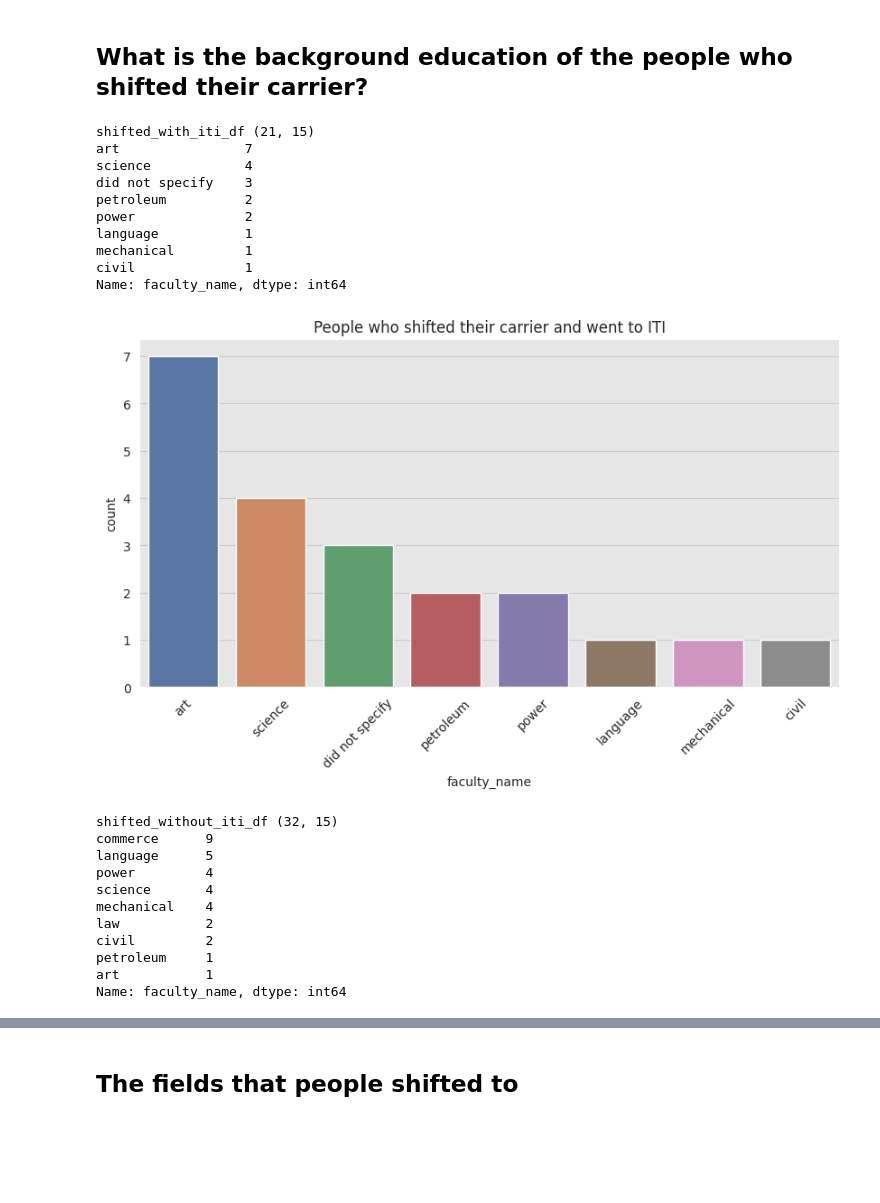
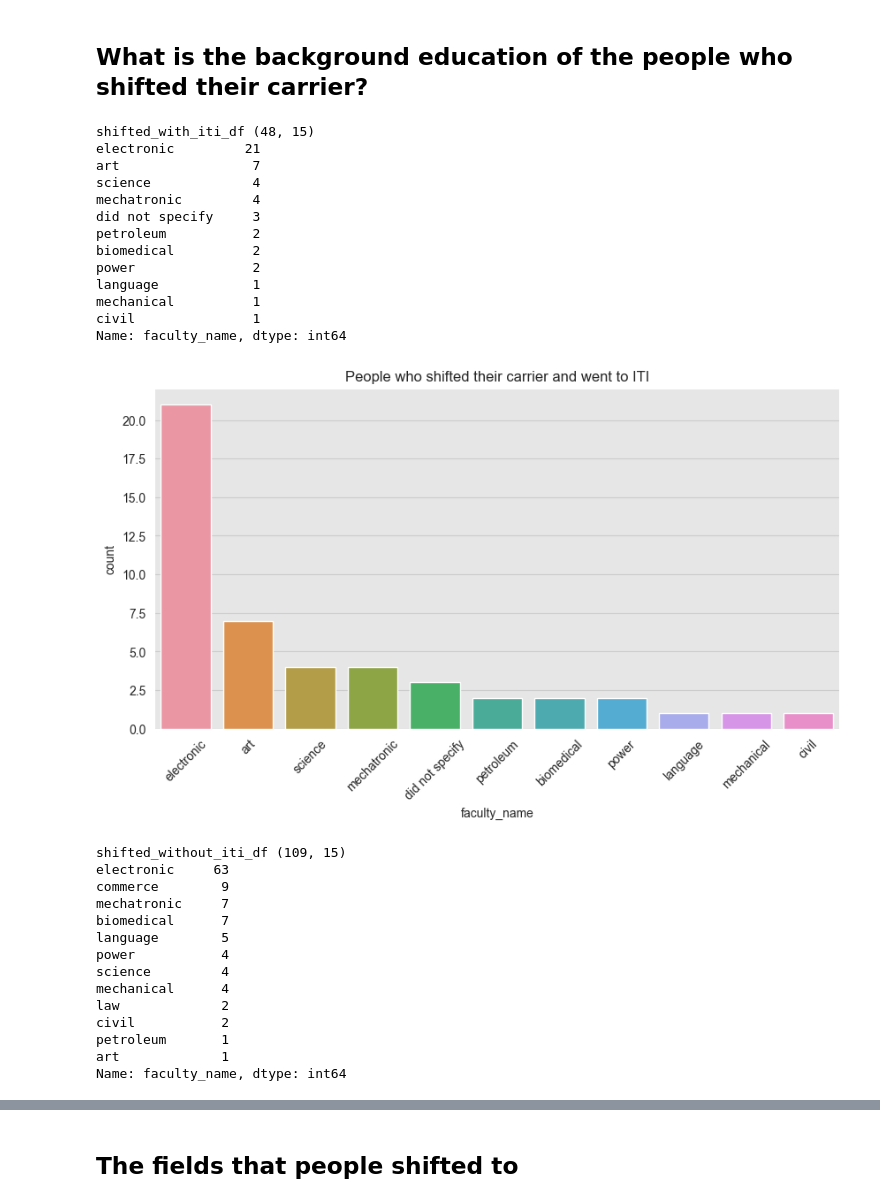
Before and after one commit to Mostafa-wael/Exploring-the-Landscape-of-the-Egyptian-Software-Market, a Jupyter notebook: notebooks/mechanism.ipynb, the cells around one changed output, grey strips where cells are left out. Drawn from its saved outputs; the diff is of its cells as text; code cells hidden in the pictures; blank space fills up the shorter version.

```diff
--- a/notebooks/mechanism.ipynb
+++ b/notebooks/mechanism.ipynb
@@ -125,58 +130,64 @@ working_df (715, 15)
 related_faculties = [
     'computer',
     'computing',
-    'electronic',
-    'biomedical',
-    'mechatronic',
+    # 'electronic',
+    # 'biomedical',
+    # 'mechatronic',
     'engineering',
 ]
 
 # fill Nan faculty_name
 working_without_iti_df['faculty_name'] = working_without_iti_df['faculty_name'].fillna('did not specify')
 working_with_iti_df['faculty_name'] = working_with_iti_df['faculty_name'].fillna('did not specify')
 
 
 # Get the people who shifted their carrier and went to ITI
 shifted_with_iti_df = working_with_iti_df[~working_with_iti_df['faculty_name'].isin(related_faculties)]
 print("shifted_with_iti_df", shifted_with_iti_df.shape)
 print(shifted_with_iti_df['faculty_name'].value_counts())
 # plot People who shifted their carrier and went to ITI'
 plt.figure(figsize=(10, 5))
 sns.countplot(x='faculty_name', data=shifted_with_iti_df, order=shifted_with_iti_df['faculty_name'].value_counts().index)
 plt.xticks(rotation=45)
 plt.title('People who shifted their carrier and went to ITI')
 plt.show()
 
 # Get the people who shifted their carrier and did not go to ITI
 shifted_without_iti_df = working_without_iti_df[~working_without_iti_df['faculty_name'].isin(related_faculties)]
 print("shifted_without_iti_df", shifted_without_iti_df.shape)
 print(shifted_without_iti_df['faculty_name'].value_counts())
 # plot People who shifted their carrier and did not go to ITI
 plt.figure(figsize=(10, 5))
 sns.countplot(x='faculty_name', data=shifted_without_iti_df, order=shifted_without_iti_df['faculty_name'].value_counts().index)
 plt.xticks(rotation=45)
 plt.title('People who shifted their carrier and did not go to ITI')
 plt.show()
 # %% [output]
-shifted_with_iti_df (21, 15)
-art                7
-science            4
-did not specify    3
-petroleum          2
-power              2
-language           1
-mechanical         1
-civil              1
+shifted_with_iti_df (48, 15)
+electronic         21
+art                 7
+science             4
+mechatronic         4
+did not specify     3
+petroleum           2
+biomedical          2
+power               2
+language            1
+mechanical          1
+civil               1
 Name: faculty_name, dtype: int64
-[figure, old version]
+[figure, new version]
-shifted_without_iti_df (32, 15)
-commerce      9
-language      5
-power         4
-science       4
-mechanical    4
-law           2
-civil         2
-petroleum     1
-art           1
+shifted_without_iti_df (109, 15)
+electronic     63
+commerce        9
+mechatronic     7
+biomedical      7
+language        5
+power           4
+science         4
+mechanical      4
+law             2
+civil           2
+petroleum       1
+art             1
 Name: faculty_name, dtype: int64
```
Also changed, not shown: parts of 9 cells of this notebook, 2 other files.
